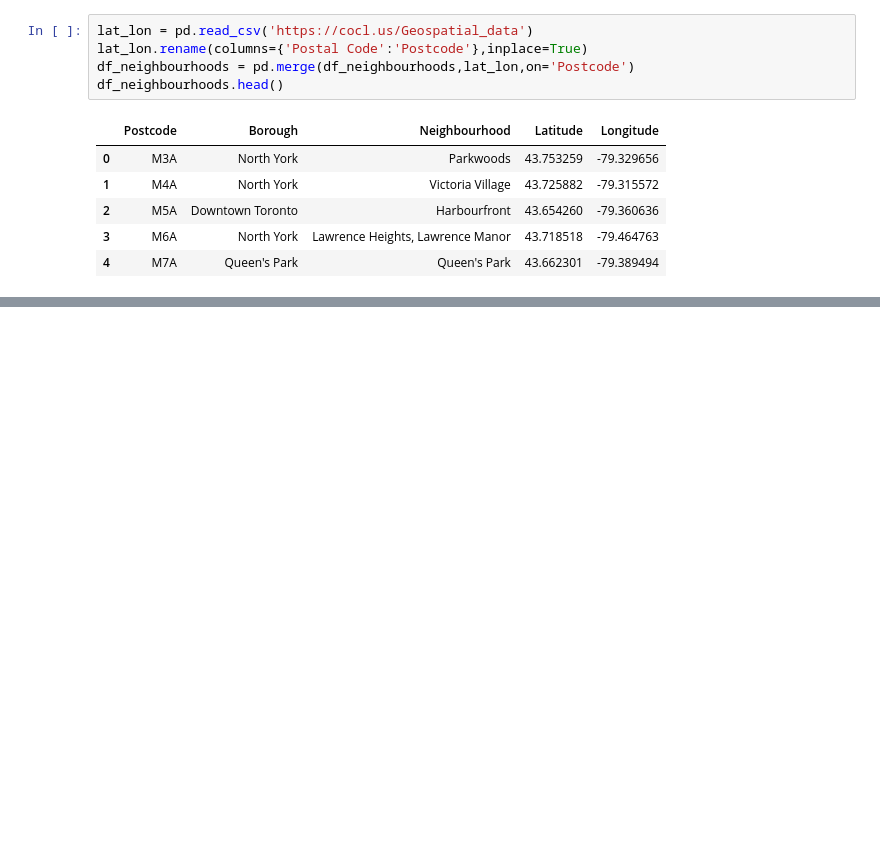
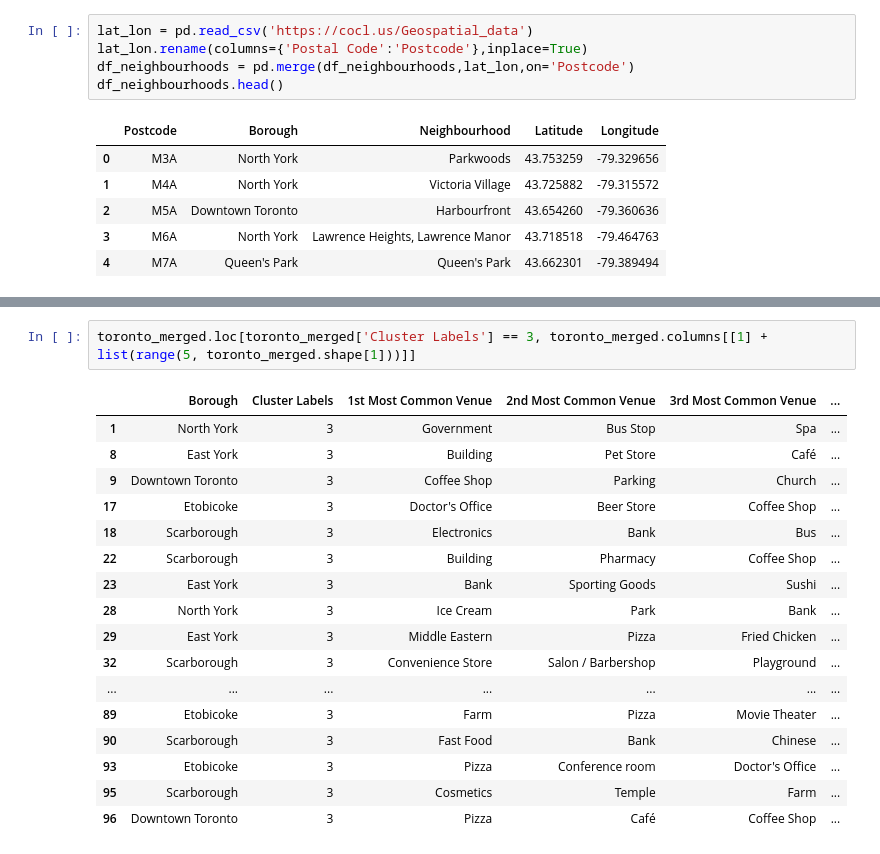
Before and after one commit to CalvinMadeley/Data-Science, a Jupyter notebook: Applied data science capstone.ipynb, the cells around one changed output, grey strips where cells are left out. Saved outputs shown, nothing was run; the diff lists cells and outputs as text; blank space fills up the shorter version.

```diff
--- a/Applied data science capstone.ipynb
+++ b/Applied data science capstone.ipynb
@@ -95,0 +486,20 @@ df_neighbourhoods.head()
+# %%
+toronto_merged.loc[toronto_merged['Cluster Labels'] == 3, toronto_merged.columns[[1] + list(range(5, toronto_merged.shape[1]))]]
+# %% [output]
+|  | Borough | Cluster Labels | 1st Most Common Venue | 2nd Most Common Venue | 3rd Most Common Venue | ... |
+| 1 | North York | 3 | Government | Bus Stop | Spa | ... |
+| 8 | East York | 3 | Building | Pet Store | Café | ... |
+| 9 | Downtown Toronto | 3 | Coffee Shop | Parking | Church | ... |
+| 17 | Etobicoke | 3 | Doctor's Office | Beer Store | Coffee Shop | ... |
+| 18 | Scarborough | 3 | Electronics | Bank | Bus | ... |
+| 22 | Scarborough | 3 | Building | Pharmacy | Coffee Shop | ... |
+| 23 | East York | 3 | Bank | Sporting Goods | Sushi | ... |
+| 28 | North York | 3 | Ice Cream | Park | Bank | ... |
+| 29 | East York | 3 | Middle Eastern | Pizza | Fried Chicken | ... |
+| 32 | Scarborough | 3 | Convenience Store | Salon / Barbershop | Playground | ... |
+| ... | ... | ... | ... | ... | ... | ... |
+| 89 | Etobicoke | 3 | Farm | Pizza | Movie Theater | ... |
+| 90 | Scarborough | 3 | Fast Food | Bank | Chinese | ... |
+| 93 | Etobicoke | 3 | Pizza | Conference room | Doctor's Office | ... |
+| 95 | Scarborough | 3 | Cosmetics | Temple | Farm | ... |
+| 96 | Downtown Toronto | 3 | Pizza | Café | Coffee Shop | ... |
```
Also changed, not shown: parts of 30 cells of this notebook.
